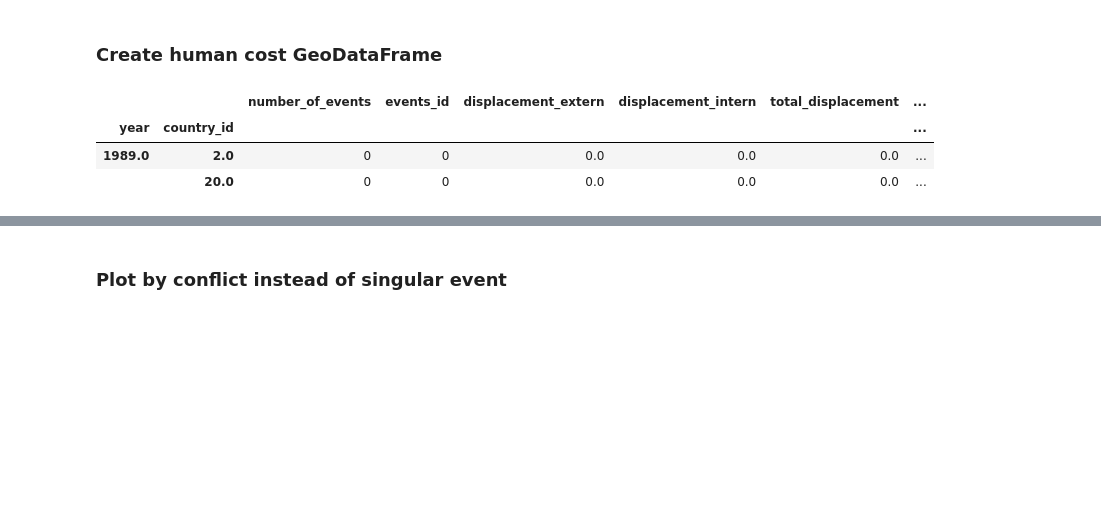
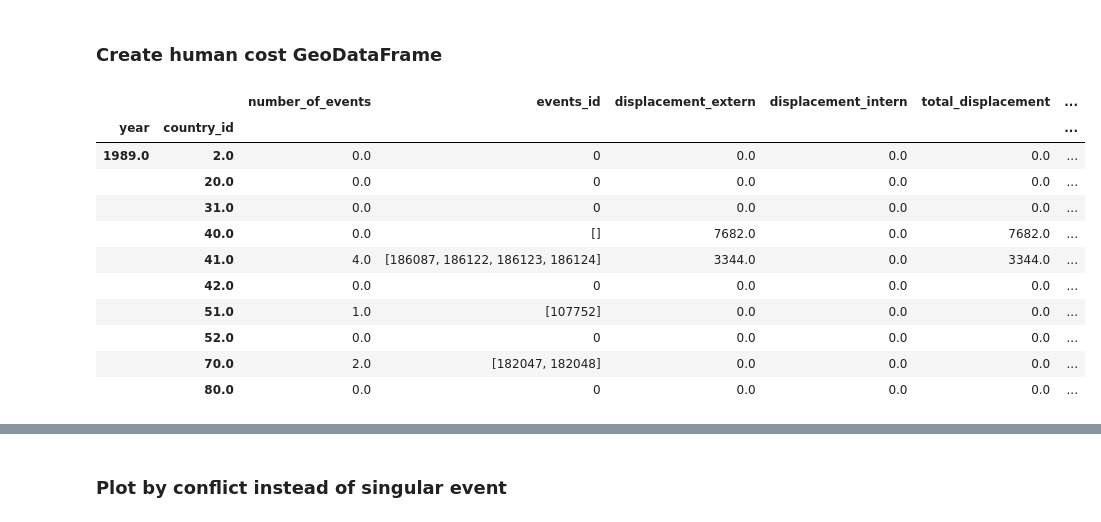
Before and after one commit to vincenzobaz/VBTALL-ADA2017, a Jupyter notebook: Project/notebook_map.ipynb, the cells around one changed output, grey strips where cells are left out. Cells and saved outputs as stored; diff of their text form; code cells hidden in the pictures; blank space fills up the shorter version.

```diff
--- a/Project/notebook_map.ipynb
+++ b/Project/notebook_map.ipynb
@@ -197,12 +164,20 @@ m.save(os.path.join("results", 'heatmap_w_time.html'))
 with open(os.path.join("pickle", 'country_human_cost.pickle'), 'rb') as data_source:
     country_human_cost_df = pickle.load(data_source)
 # %%
-display(country_human_cost_df.head(2))
+display(country_human_cost_df.head(5))
 # %% [output]
 |  |  | number_of_events | events_id | displacement_extern | displacement_intern | total_displacement | ... |
 | year | country_id |  |  |  |  |  | ... |
-| 1989.0 | 2.0 | 0 | 0 | 0.0 | 0.0 | 0.0 | ... |
-|  | 20.0 | 0 | 0 | 0.0 | 0.0 | 0.0 | ... |
+| 1989.0 | 2.0 | 0.0 | 0 | 0.0 | 0.0 | 0.0 | ... |
+|  | 20.0 | 0.0 | 0 | 0.0 | 0.0 | 0.0 | ... |
+|  | 31.0 | 0.0 | 0 | 0.0 | 0.0 | 0.0 | ... |
+|  | 40.0 | 0.0 | [] | 7682.0 | 0.0 | 7682.0 | ... |
+|  | 41.0 | 4.0 | [186087, 186122, 186123, 186124] | 3344.0 | 0.0 | 3344.0 | ... |
+|  | 42.0 | 0.0 | 0 | 0.0 | 0.0 | 0.0 | ... |
+|  | 51.0 | 1.0 | [107752] | 0.0 | 0.0 | 0.0 | ... |
+|  | 52.0 | 0.0 | 0 | 0.0 | 0.0 | 0.0 | ... |
+|  | 70.0 | 2.0 | [182047, 182048] | 0.0 | 0.0 | 0.0 | ... |
+|  | 80.0 | 0.0 | 0 | 0.0 | 0.0 | 0.0 | ... |
 # %%
 world = gpd.read_file(gpd.datasets.get_path('naturalearth_lowres'))
 # %%
```
Also changed, not shown: parts of 46 cells of this notebook, 20 other files.
